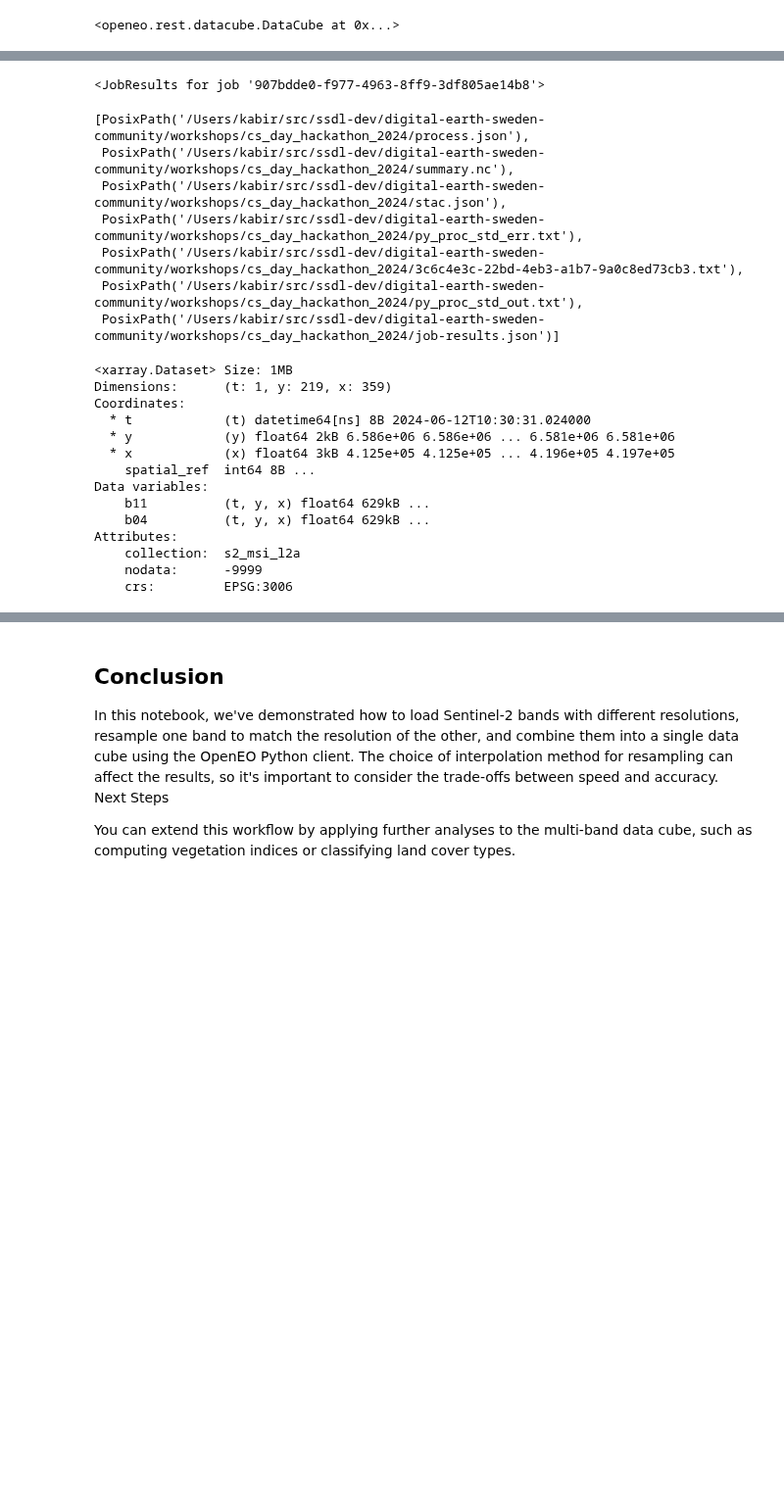
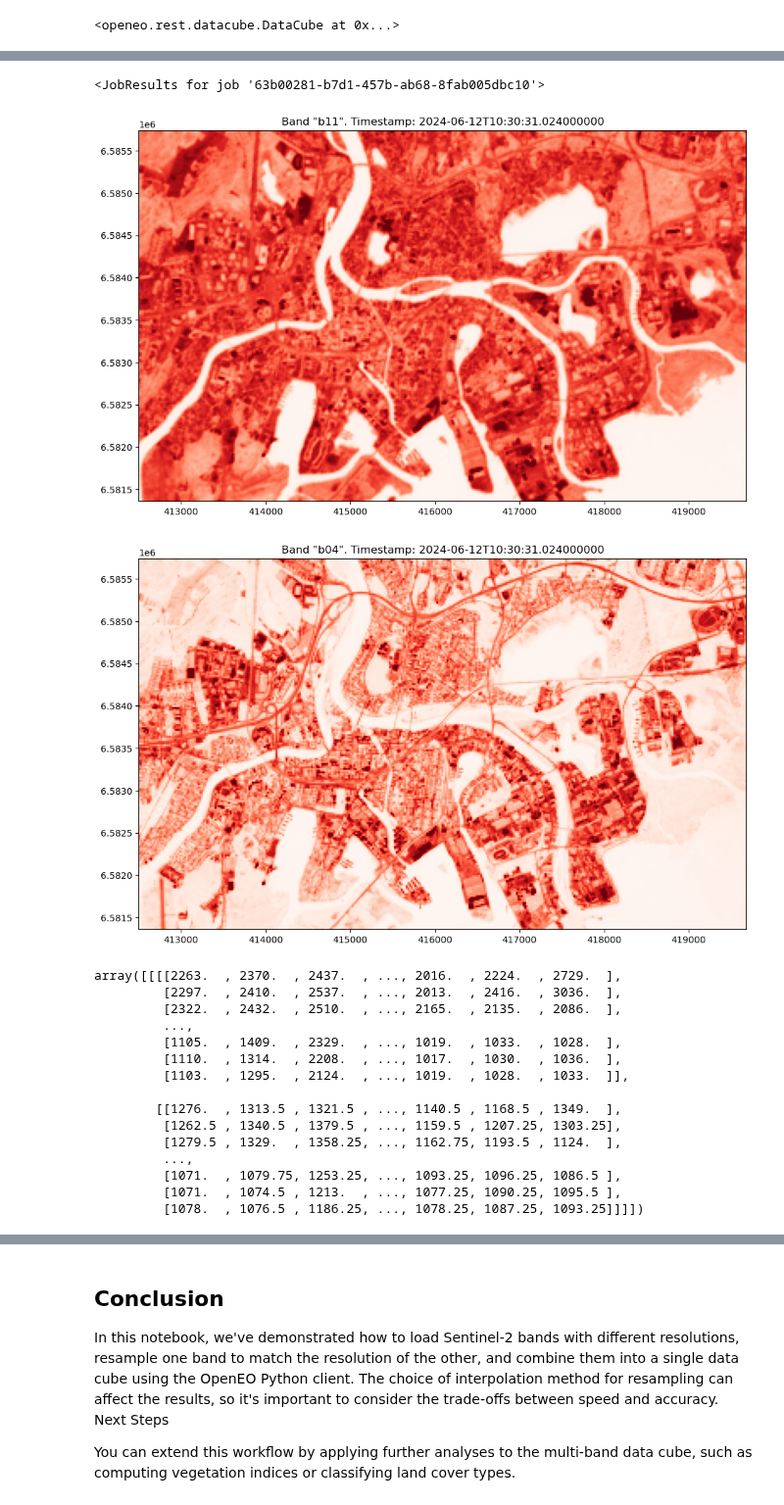
Before and after one commit to DigitalEarthSweden/digital-earth-sweden-community, a Jupyter notebook: workshops/cs_day_hackathon_2024/Resampling-Bands.ipynb, the cells around one changed output, grey strips where cells are left out. Shown at 98% size. Cells and saved outputs as stored; diff of their text form; code cells hidden in the pictures; blank space fills up the shorter version.

Commit message:
update plots

```diff
--- a/workshops/cs_day_hackathon_2024/Resampling-Bands.ipynb
+++ b/workshops/cs_day_hackathon_2024/Resampling-Bands.ipynb
@@ -80,7 +80,7 @@ multi_band_cube
 <openeo.rest.datacube.DataCube at 0x...>
 # %%
 # This is typically a too big job for execute or download
-job = multi_band_cube.create_job(out_format='netcdf',title="Combine bands of different resolution")
+job = multi_band_cube.create_job(out_format='GTiff',title="Combine bands of different resolution")
 # %%
 display(job)
 # %% [output]
@@ -96,34 +96,32 @@ job.start_and_wait()
 # %%
 job.get_results()
 # %% [output]
-<JobResults for job '907bdde0-f977-4963-8ff9-3df805ae14b8'>
+<JobResults for job '63b00281-b7d1-457b-ab68-8fab005dbc10'>
 # %%
 results = job.get_results()
-# %%
-results.download_files()
-# %% [output]
-[PosixPath('/Users/kabir/src/ssdl-dev/digital-earth-sweden-community/workshops/cs_day_hackathon_2024/process.json'),
- PosixPath('/Users/kabir/src/ssdl-dev/digital-earth-sweden-community/workshops/cs_day_hackathon_2024/summary.nc'),
- PosixPath('/Users/kabir/src/ssdl-dev/digital-earth-sweden-community/workshops/cs_day_hackathon_2024/stac.json'),
- PosixPath('/Users/kabir/src/ssdl-dev/digital-earth-sweden-community/workshops/cs_day_hackathon_2024/py_proc_std_err.txt'),
- PosixPath('/Users/kabir/src/ssdl-dev/digital-earth-sweden-community/workshops/cs_day_hackathon_2024/3c6c4e3c-22bd-4eb3-a1b7-9a0c8ed73cb3.txt'),
- PosixPath('/Users/kabir/src/ssdl-dev/digital-earth-sweden-community/workshops/cs_day_hackathon_2024/py_proc_std_out.txt'),
- PosixPath('/Users/kabir/src/ssdl-dev/digital-earth-sweden-community/workshops/cs_day_hackathon_2024/job-results.json')]
+# %%
+path = list(filter(None,[str(p) if str(p).endswith(".tif") else None for p in results.download_files()]))
 # %%
-ds = xr.open_dataset("summary.nc")
-ds
+from demo_helpers import show_result
+
+with open(path[0], mode='rb') as file: # b is important -> binary
+    fileContent = file.read()
+show_result(fileContent, "Reds")
 # %% [output]
+[figure, added]
+[figure, added]
-<xarray.Dataset> Size: 1MB
-Dimensions:      (t: 1, y: 219, x: 359)
-Coordinates:
-  * t            (t) datetime64[ns] 8B 2024-06-12T10:30:31.024000
-  * y            (y) float64 2kB 6.586e+06 6.586e+06 ... 6.581e+06 6.581e+06
-  * x            (x) float64 3kB 4.125e+05 4.125e+05 ... 4.196e+05 4.197e+05
-    spatial_ref  int64 8B ...
-Data variables:
-    b11          (t, y, x) float64 629kB ...
-    b04          (t, y, x) float64 629kB ...
-Attributes:
-    collection:  s2_msi_l2a
-    nodata:      -9999
-    crs:         EPSG:3006
+array([[[[2263.  , 2370.  , 2437.  , ..., 2016.  , 2224.  , 2729.  ],
+         [2297.  , 2410.  , 2537.  , ..., 2013.  , 2416.  , 3036.  ],
+         [2322.  , 2432.  , 2510.  , ..., 2165.  , 2135.  , 2086.  ],
+         ...,
+         [1105.  , 1409.  , 2329.  , ..., 1019.  , 1033.  , 1028.  ],
+         [1110.  , 1314.  , 2208.  , ..., 1017.  , 1030.  , 1036.  ],
+         [1103.  , 1295.  , 2124.  , ..., 1019.  , 1028.  , 1033.  ]],
+
+        [[1276.  , 1313.5 , 1321.5 , ..., 1140.5 , 1168.5 , 1349.  ],
+         [1262.5 , 1340.5 , 1379.5 , ..., 1159.5 , 1207.25, 1303.25],
+         [1279.5 , 1329.  , 1358.25, ..., 1162.75, 1193.5 , 1124.  ],
+         ...,
+         [1071.  , 1079.75, 1253.25, ..., 1093.25, 1096.25, 1086.5 ],
+         [1071.  , 1074.5 , 1213.  , ..., 1077.25, 1090.25, 1095.5 ],
+         [1078.  , 1076.5 , 1186.25, ..., 1078.25, 1087.25, 1093.25]]]])
```
Also changed, not shown: parts of 7 cells of this notebook.
